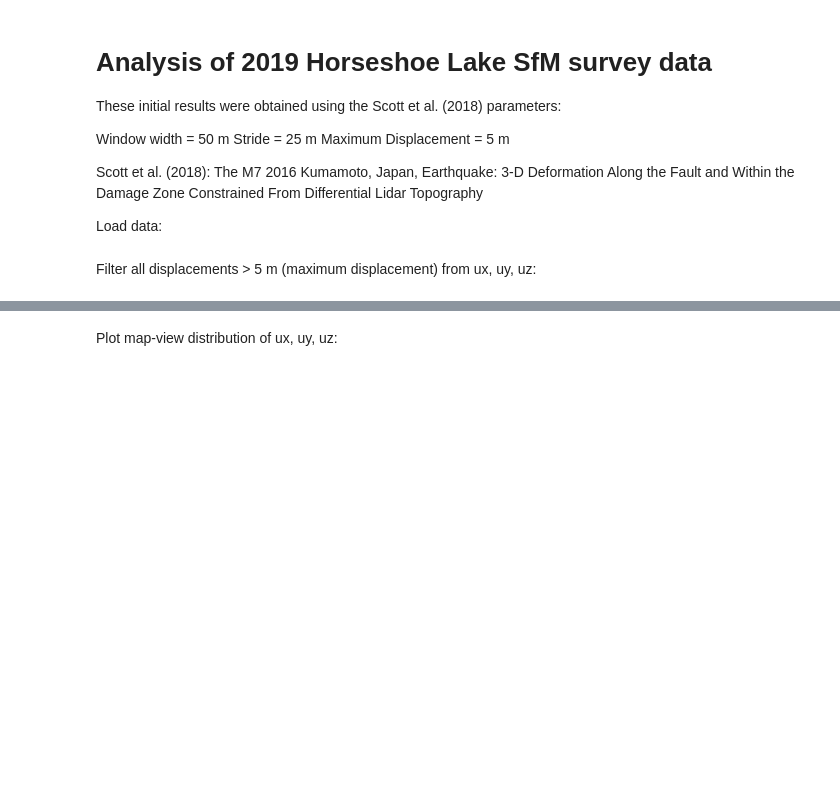
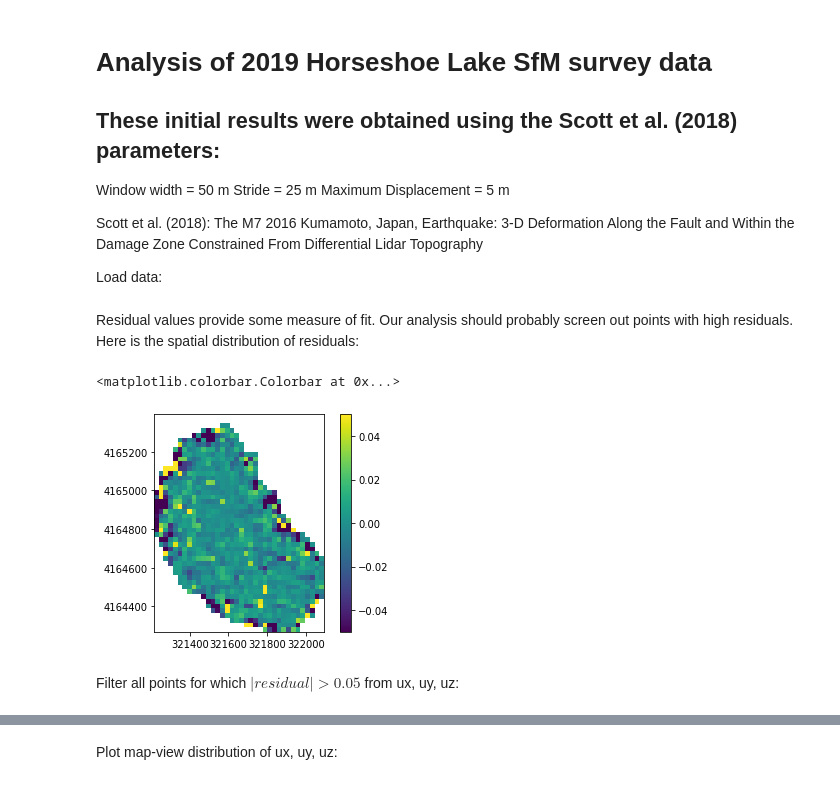
Before and after one commit to stgl/HSLSurveyAnalysis, a Jupyter notebook: HSL2019Analysis.ipynb, the cells around one changed output, grey strips where cells are left out. Cells and saved outputs as stored; diff of their text form; code cells hidden in the pictures; blank space fills up the shorter version.

Commit message:
added analysis and new window results

```diff
--- a/HSL2019Analysis.ipynb
+++ b/HSL2019Analysis.ipynb
@@ -1,7 +1,7 @@
 # %% [markdown]
 # Analysis of 2019 Horseshoe Lake SfM survey data
 
-These initial results were obtained using the Scott et al. (2018) parameters:
+## These initial results were obtained using the Scott et al. (2018) parameters:
 
 Window width = 50 m
 Stride = 25 m
@@ -20,2 +21,11 @@ filename = 'results/HSL2019/HSLSurveyComparison_window50_stride25.p'
+# %% [markdown]
+Residual values provide some measure of fit.  Our analysis should probably screen out points with high residuals.  Here is the spatial distribution of residuals:
+# %%
+plt.figure()
+plt.imshow(residual,origin='upper',extent=(np.min(x),np.max(x),np.min(y),np.max(y)),vmin=-5.0e-2,vmax=5.0e-2)
+plt.colorbar()
+# %% [output]
+<matplotlib.colorbar.Colorbar at 0x...>
+[figure, added]
 # %% [markdown]
-Filter all displacements > 5 m (maximum displacement) from ux, uy, uz:
+Filter all points for which $\mid residual\mid > 0.05$ from ux, uy, uz:
```
Also changed, not shown: parts of 25 cells of this notebook, 2 other files.
